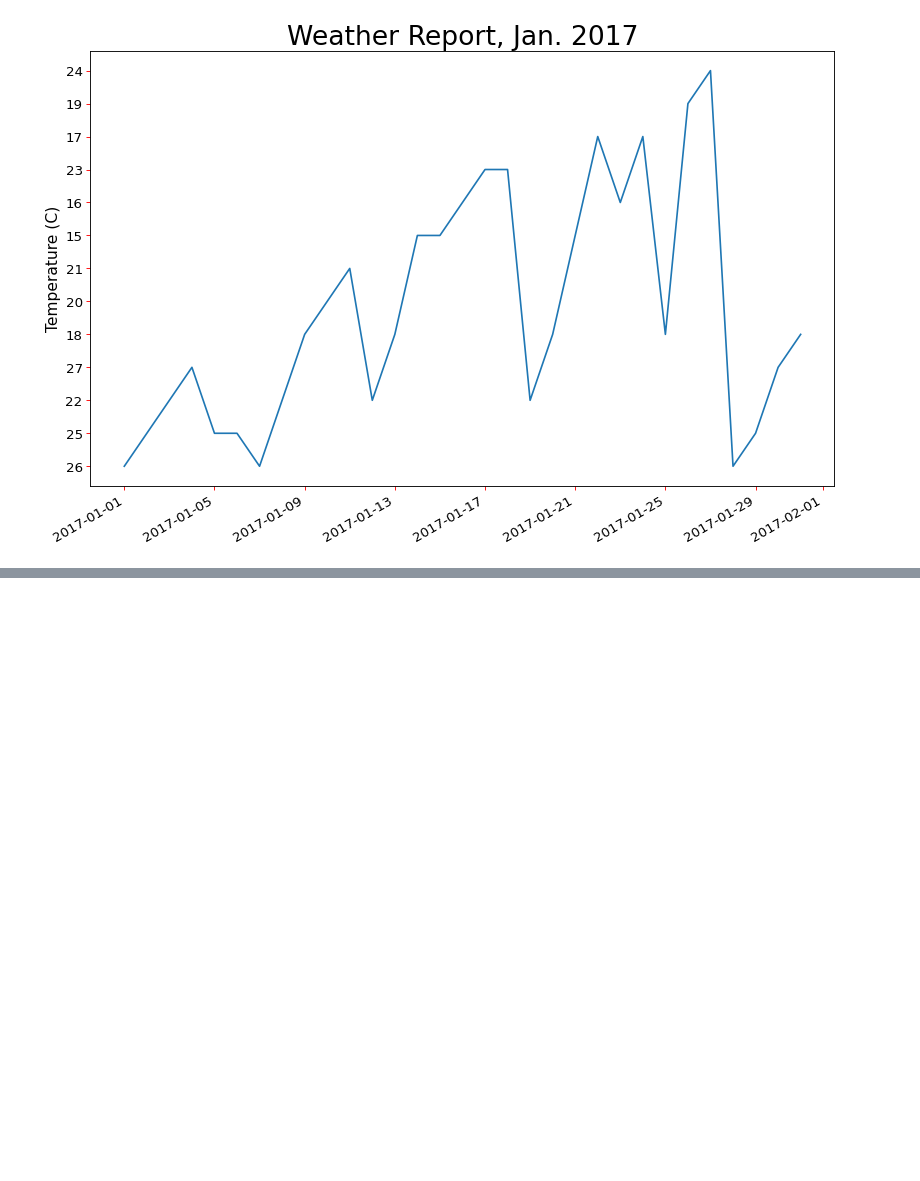
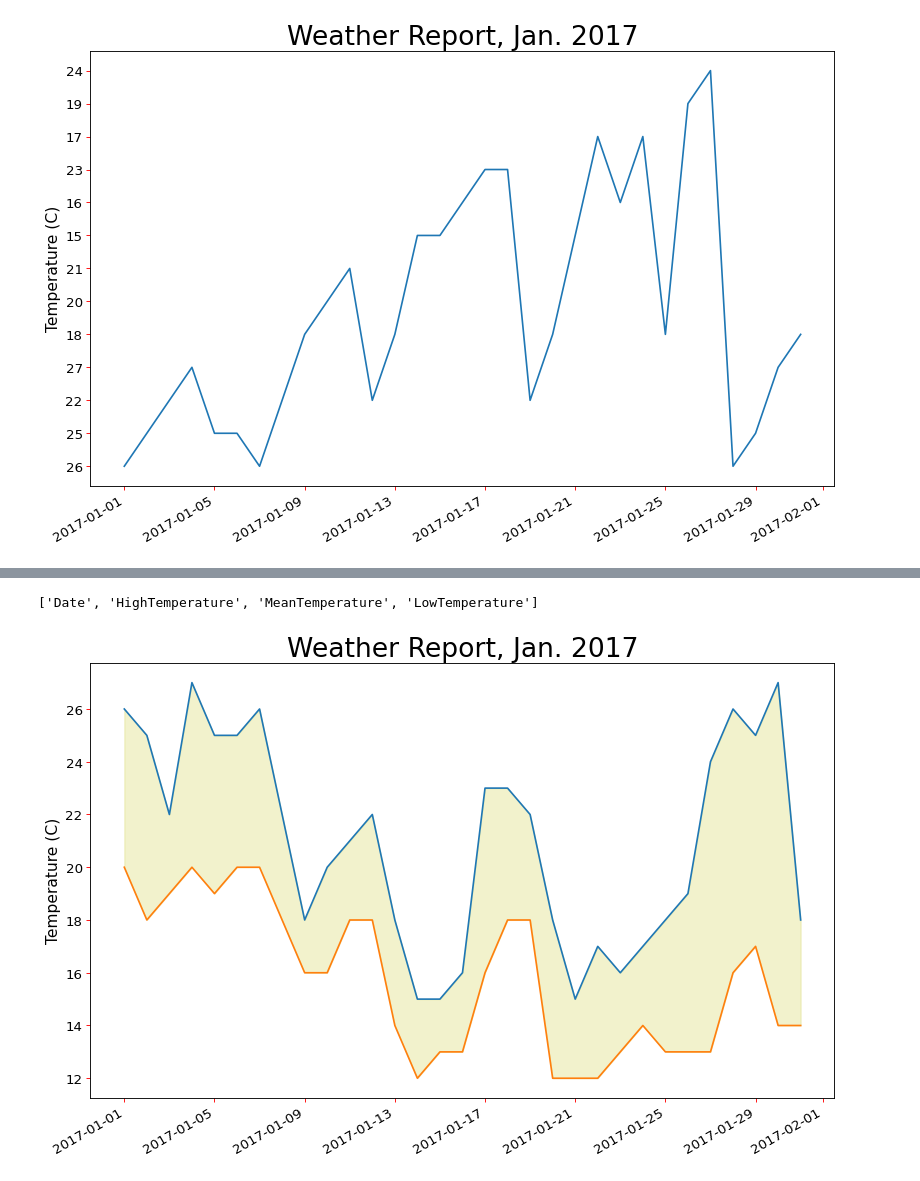
Before and after one commit to BingHung/AI, a Jupyter notebook: Python_CSV.ipynb, the cells around one changed output, grey strips where cells are left out. Cells and saved outputs as stored; diff of their text form; code cells hidden in the pictures; blank space fills up the shorter version.

```diff
--- a/Python_CSV.ipynb
+++ b/Python_CSV.ipynb
@@ -209,0 +245,36 @@ plt.show()
+# %%
+import csv
+import matplotlib.pyplot as plt
+from datetime import datetime
+
+fn = 'TaipeiWeatherJan.csv'
+with open(fn) as csvFile:
+  csvReader = csv.reader(csvFile)
+  headerRow = next(csvReader)
+  print(headerRow)
+  highTemps, lowTemps, dates = [],[],[]
+  for row in csvReader:
+    try:
+      highTemp=int(row[1])
+      lowTemp=int(row[3])
+      currentDate = datetime.strptime(row[0],"%Y/%m/%d")
+    except Exception:
+      print("Value Loss")
+    else:
+      highTemps.append(highTemp)
+      lowTemps.append(lowTemp)
+      dates.append(currentDate)
+
+fig=plt.figure(dpi=80, figsize=(12,8))#
+plt.plot(dates,highTemps)
+plt.plot(dates,lowTemps)
+fig.autofmt_xdate()#
+plt.title("Weather Report, Jan. 2017", fontsize=24)
+plt.xlabel("",fontsize=14)
+plt.ylabel("Temperature (C)", fontsize=14)
+plt.tick_params(axis='both', labelsize=12, color='red')
+plt.fill_between(dates, highTemps, lowTemps, color='y',alpha=0.2)
+plt.show()
+# %% [output]
+['Date', 'HighTemperature', 'MeanTemperature', 'LowTemperature']
+[figure, added]
```
Also changed, not shown: parts of 1 cell of this notebook.
